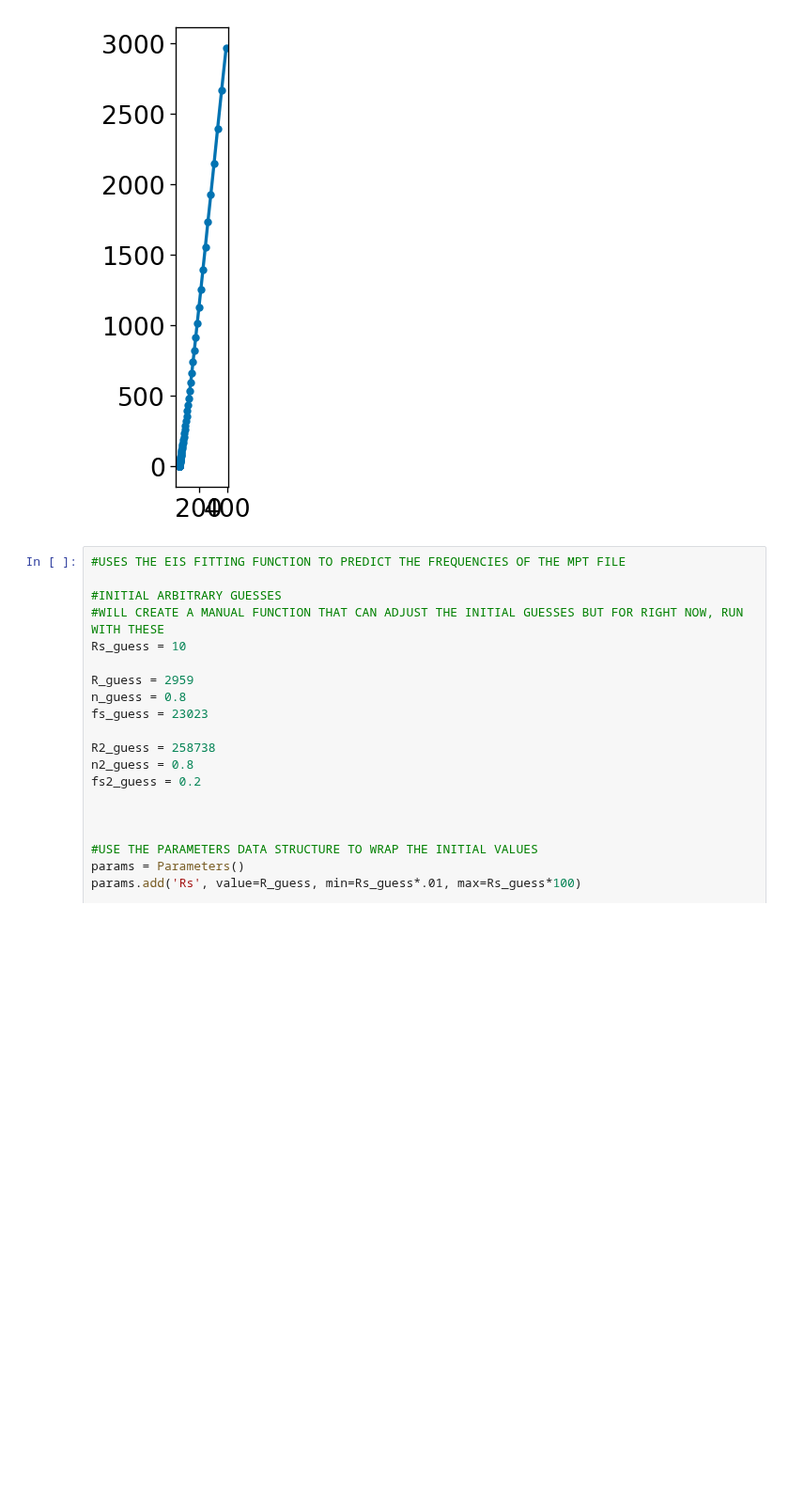
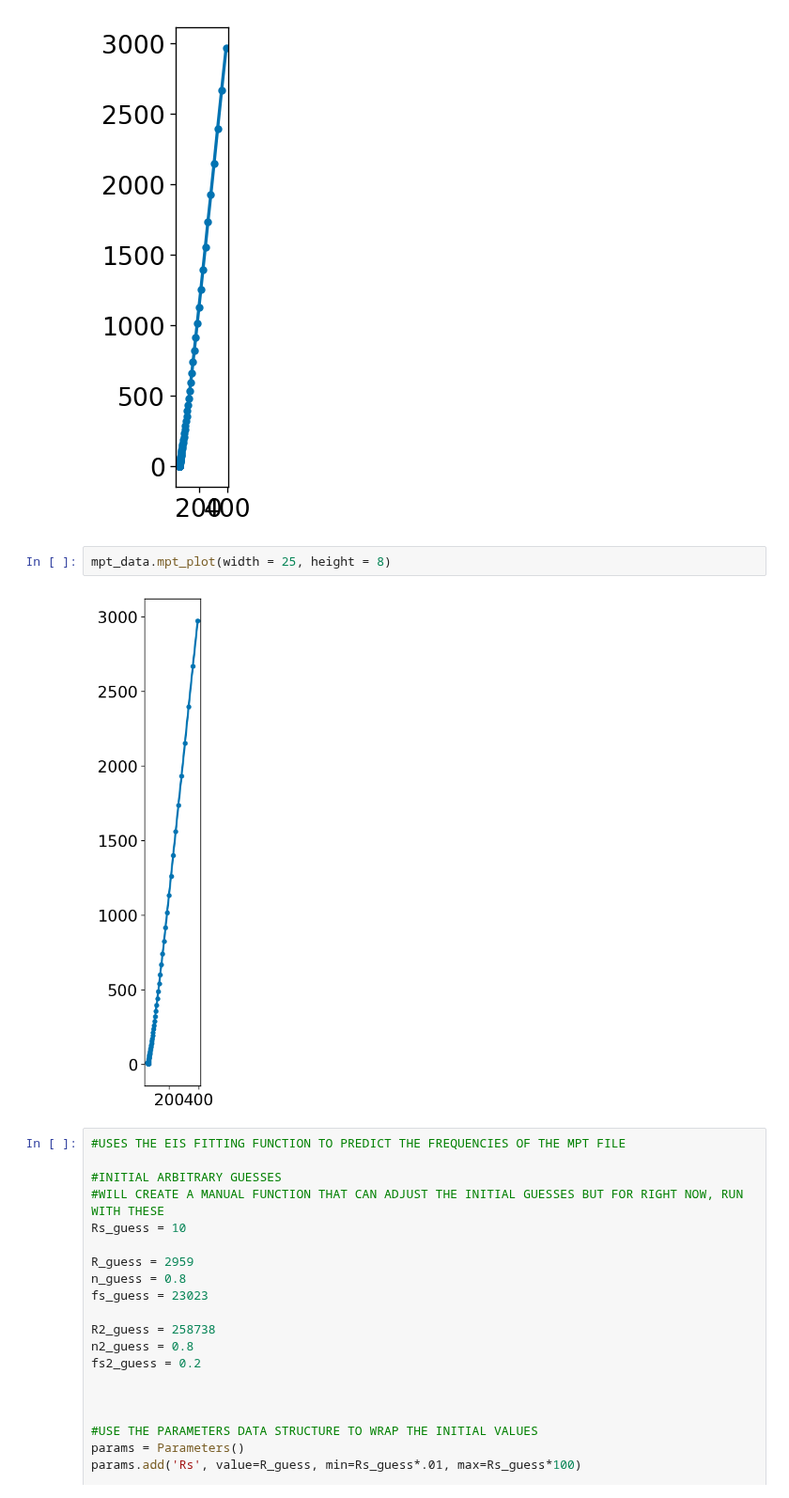
Before and after one commit to WildcatDiscovery/Kyler_Speed_Circuit, a Jupyter notebook: python_notebooks/function_testing.ipynb, the cells around one changed output. Shown at 94% size. Drawn from its saved outputs; the diff is of its cells as text; blank space fills up the shorter version.

```diff
--- a/python_notebooks/function_testing.ipynb
+++ b/python_notebooks/function_testing.ipynb
@@ -10,6 +10,10 @@ df = importer(path, data, 10**6, 10**1.5)[1]
 # %% [output]
 [figure]
 [figure]
+# %%
+mpt_data.mpt_plot(width = 25, height = 8)
+# %% [output]
+[figure, added]
 # %%
 #USES THE EIS FITTING FUNCTION TO PREDICT THE FREQUENCIES OF THE MPT FILE
 
```
Also changed, not shown: parts of 5 cells of this notebook, 1 other file.
